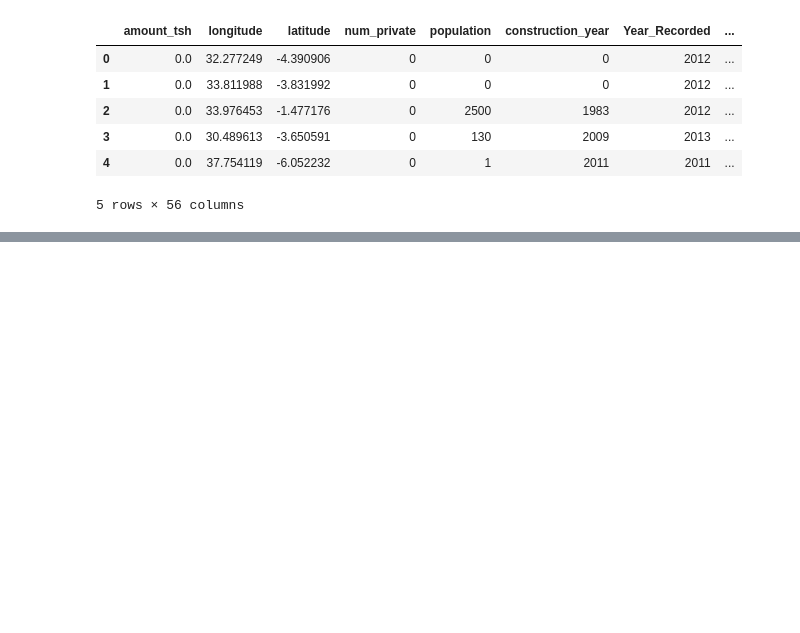
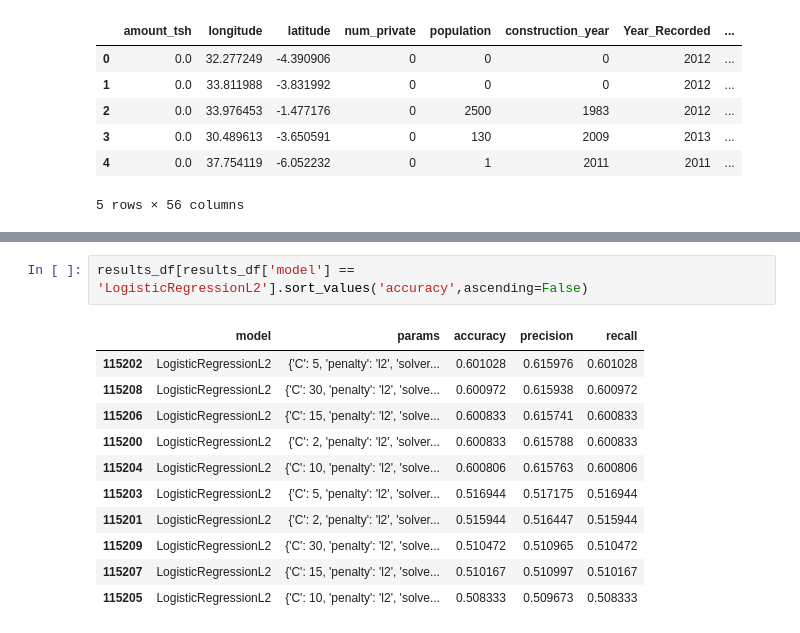
Before and after one commit to FrancisNdirangu/Pump_it_up_Dataset, a Jupyter notebook: notebook.ipynb, the cells around one changed output, grey strips where cells are left out. Cells and saved outputs as stored; diff of their text form; blank space fills up the shorter version.

```diff
--- a/notebook.ipynb
+++ b/notebook.ipynb
@@ -765,0 +1027,14 @@ weighted avg       0.73      0.72      0.72      6700
+# %%
+results_df[results_df['model'] == 'LogisticRegressionL2'].sort_values('accuracy',ascending=False)
+# %% [output]
+|  | model | params | accuracy | precision | recall |
+| 115202 | LogisticRegressionL2 | {'C': 5, 'penalty': 'l2', 'solver... | 0.601028 | 0.615976 | 0.601028 |
+| 115208 | LogisticRegressionL2 | {'C': 30, 'penalty': 'l2', 'solve... | 0.600972 | 0.615938 | 0.600972 |
+| 115206 | LogisticRegressionL2 | {'C': 15, 'penalty': 'l2', 'solve... | 0.600833 | 0.615741 | 0.600833 |
+| 115200 | LogisticRegressionL2 | {'C': 2, 'penalty': 'l2', 'solver... | 0.600833 | 0.615788 | 0.600833 |
+| 115204 | LogisticRegressionL2 | {'C': 10, 'penalty': 'l2', 'solve... | 0.600806 | 0.615763 | 0.600806 |
+| 115203 | LogisticRegressionL2 | {'C': 5, 'penalty': 'l2', 'solver... | 0.516944 | 0.517175 | 0.516944 |
+| 115201 | LogisticRegressionL2 | {'C': 2, 'penalty': 'l2', 'solver... | 0.515944 | 0.516447 | 0.515944 |
+| 115209 | LogisticRegressionL2 | {'C': 30, 'penalty': 'l2', 'solve... | 0.510472 | 0.510965 | 0.510472 |
+| 115207 | LogisticRegressionL2 | {'C': 15, 'penalty': 'l2', 'solve... | 0.510167 | 0.510997 | 0.510167 |
+| 115205 | LogisticRegressionL2 | {'C': 10, 'penalty': 'l2', 'solve... | 0.508333 | 0.509673 | 0.508333 |
```
Also changed, not shown: parts of 16 cells of this notebook.
